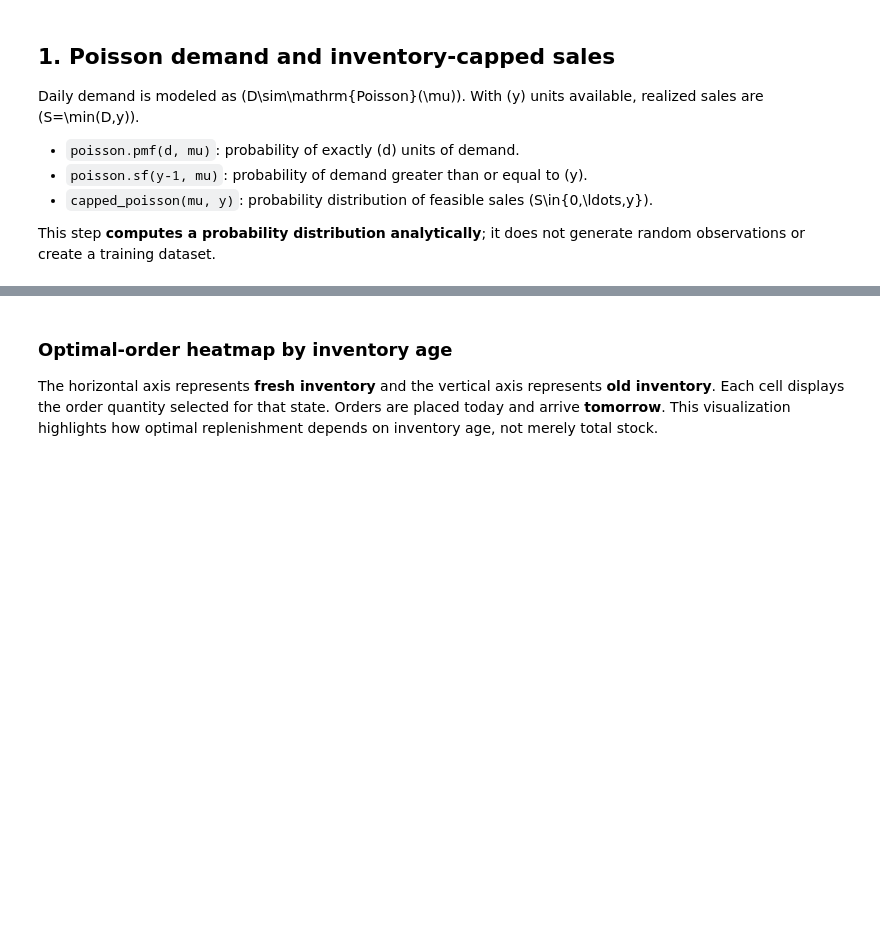
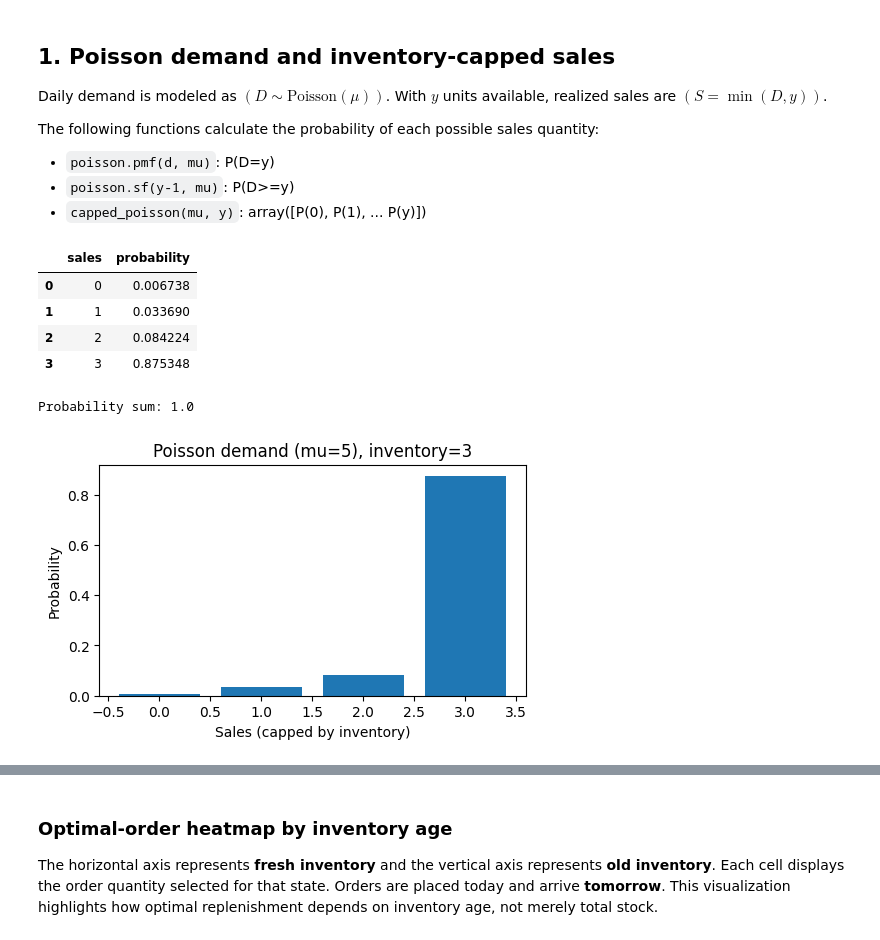
Before and after one commit to herakwon1124/CUDA1, a Jupyter notebook: CUDA_reproduce_GPU.ipynb, the cells around one changed output, grey strips where cells are left out. Saved outputs shown, nothing was run; the diff lists cells and outputs as text; code cells hidden in the pictures; blank space fills up the shorter version.

```diff
--- a/CUDA_reproduce_GPU.ipynb
+++ b/CUDA_reproduce_GPU.ipynb
@@ -58,13 +79,13 @@ cuda.detect()
 # %% [markdown]
 ## 1. Poisson demand and inventory-capped sales
 
-Daily demand is modeled as \(D\sim\mathrm{Poisson}(\mu)\). With \(y\) units available, realized sales are \(S=\min(D,y)\).
+Daily demand is modeled as $(D\sim\mathrm{Poisson}(\mu))$. With $y$ units available, realized sales are $(S=\min(D,y))$.
 
-- `poisson.pmf(d, mu)`: probability of exactly \(d\) units of demand.
-- `poisson.sf(y-1, mu)`: probability of demand greater than or equal to \(y\).
-- `capped_poisson(mu, y)`: probability distribution of feasible sales \(S\in\{0,\ldots,y\}\).
+The following functions calculate the probability of each possible sales quantity:
 
-This step **computes a probability distribution analytically**; it does not generate random observations or create a training dataset.
+- `poisson.pmf(d, mu)`: P(D=y)
+- `poisson.sf(y-1, mu)`: P(D>=y)
+- `capped_poisson(mu, y)`: array([P(0), P(1), ... P(y)])
 # %%
 def capped_poisson(mu, cap):
     if cap==0:return np.array([1.])
@@ -72,11 +93,19 @@ def capped_poisson(mu, cap):
 # %%
 y = 3
 sales_probs = capped_poisson(5.0, y)
 display(pd.DataFrame({"sales": range(y+1), "probability": sales_probs}))
 print("Probability sum:", sales_probs.sum())
 plt.figure(figsize=(5.5,3))
 plt.bar(range(y+1), sales_probs)
 plt.xlabel("Sales (capped by inventory)"); plt.ylabel("Probability")
-plt.title("Poisson demand (mu=5), inventory=3")
+plt.title("Poisson demand (mu=5), inventory="+str(y))
 plt.show()
+# %% [output]
+|  | sales | probability |
+| 0 | 0 | 0.006738 |
+| 1 | 1 | 0.033690 |
+| 2 | 2 | 0.084224 |
+| 3 | 3 | 0.875348 |
+Probability sum: 1.0
+[figure, added]
 # %% [markdown]
```
Also changed, not shown: parts of 70 cells of this notebook.
